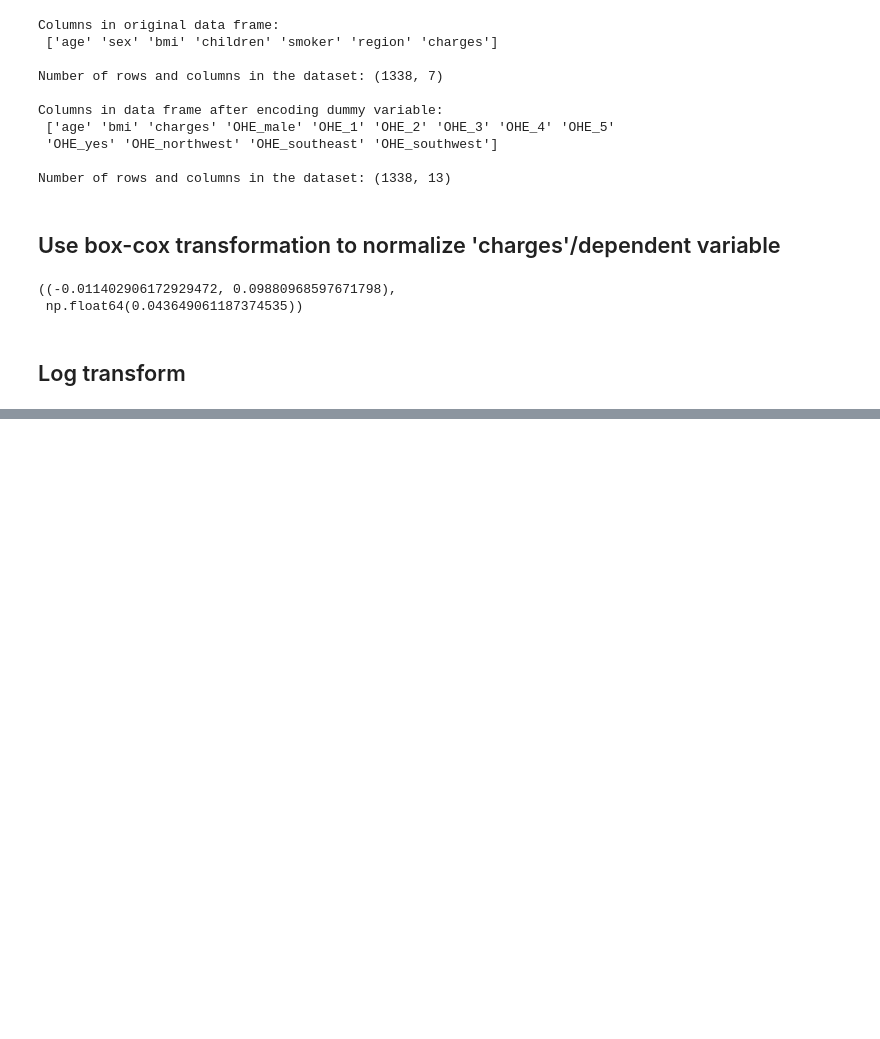
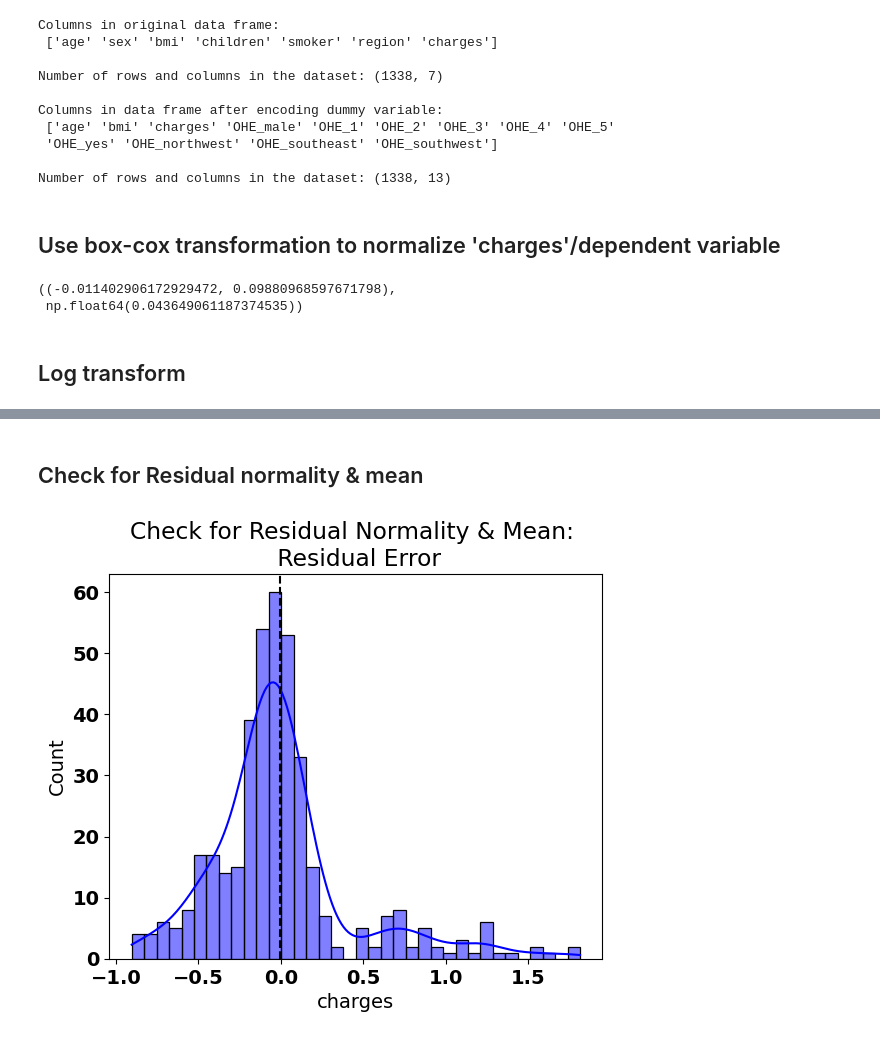
Before and after one commit to justinijose/linear-regression-practice, a Jupyter notebook: lin_reg_1.ipynb, the cells around one changed output, grey strips where cells are left out. Saved outputs shown, nothing was run; the diff lists cells and outputs as text; code cells hidden in the pictures; blank space fills up the shorter version.

```diff
--- a/lin_reg_1.ipynb
+++ b/lin_reg_1.ipynb
@@ -149,0 +292,19 @@ df_encode['charges'] = np.log(df_encode['charges'])
+# %% [markdown]
+## Check for Residual normality & mean
+# %%
+f = plt.figure(figsize=(14,5))
+
+ax = f.add_subplot(122)
+
+# Plot the residuals (y_test - y_pred_sk)
+sns.histplot((y_test - y_pred_sk), ax=ax, color='b', kde=True)  # kde=True adds the kernel density estimate line
+
+# Add a vertical dotted line at the mean of the residuals
+ax.axvline((y_test - y_pred_sk).mean(), color='k', linestyle='--')
+
+# Add the title
+ax.set_title('Check for Residual Normality & Mean: \n Residual Error')
+
+plt.show()
+# %% [output]
+[figure, added]
```
Also changed, not shown: parts of 35 cells of this notebook, 1 other file.
